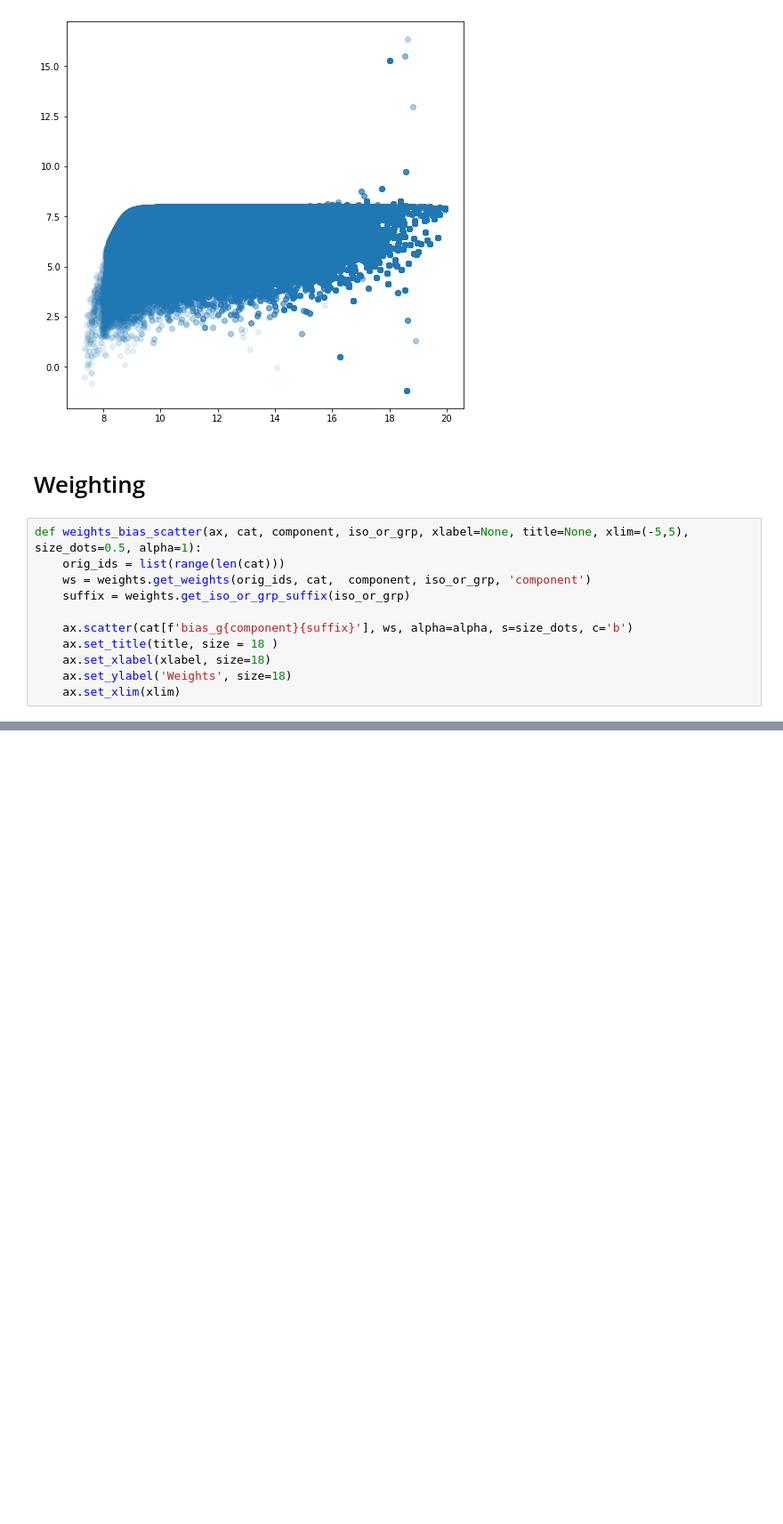
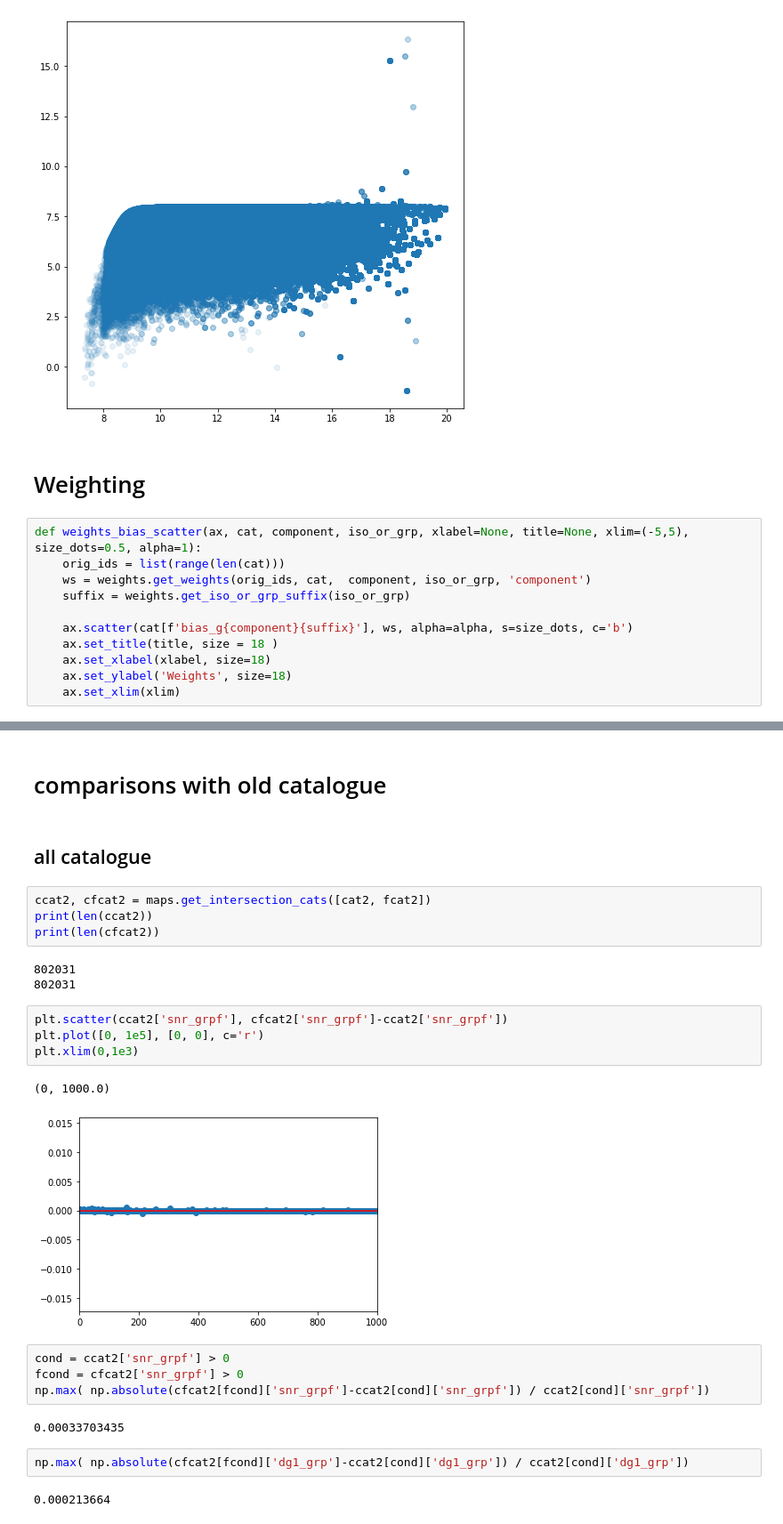
Before and after one commit to ismael-mendoza/wld_code, a Jupyter notebook: notebooks/reflect2.ipynb, the cells around one changed output, grey strips where cells are left out. Shown at 89% size. Saved outputs shown, nothing was run; the diff lists cells and outputs as text; blank space fills up the shorter version.

```diff
--- a/notebooks/reflect2.ipynb
+++ b/notebooks/reflect2.ipynb
@@ -183,0 +170,28 @@ weights_bias_scatter(axes[3], fscat2, '1', 'grp', xlim=[-8,8], size_dots=3, alph
+# %% [markdown]
+# comparisons with old catalogue
+# %% [markdown]
+## all catalogue
+# %%
+ccat2, cfcat2 = maps.get_intersection_cats([cat2, fcat2])
+print(len(ccat2))
+print(len(cfcat2))
+# %% [output]
+802031
+802031
+# %%
+plt.scatter(ccat2['snr_grpf'], cfcat2['snr_grpf']-ccat2['snr_grpf'])
+plt.plot([0, 1e5], [0, 0], c='r')
+plt.xlim(0,1e3)
+# %% [output]
+(0, 1000.0)
+[figure, added]
+# %%
+cond = ccat2['snr_grpf'] > 0
+fcond = cfcat2['snr_grpf'] > 0
+np.max( np.absolute(cfcat2[fcond]['snr_grpf']-ccat2[cond]['snr_grpf']) / ccat2[cond]['snr_grpf'])
+# %% [output]
+0.00033703435
+# %%
+np.max( np.absolute(cfcat2[fcond]['dg1_grp']-ccat2[cond]['dg1_grp']) / ccat2[cond]['dg1_grp'])
+# %% [output]
+0.000213664
```
Also changed, not shown: parts of 27 cells of this notebook, 2 other files.
